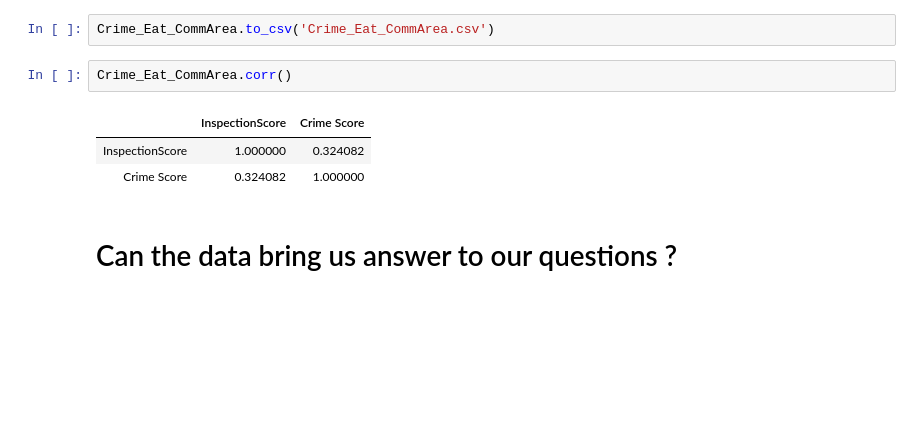
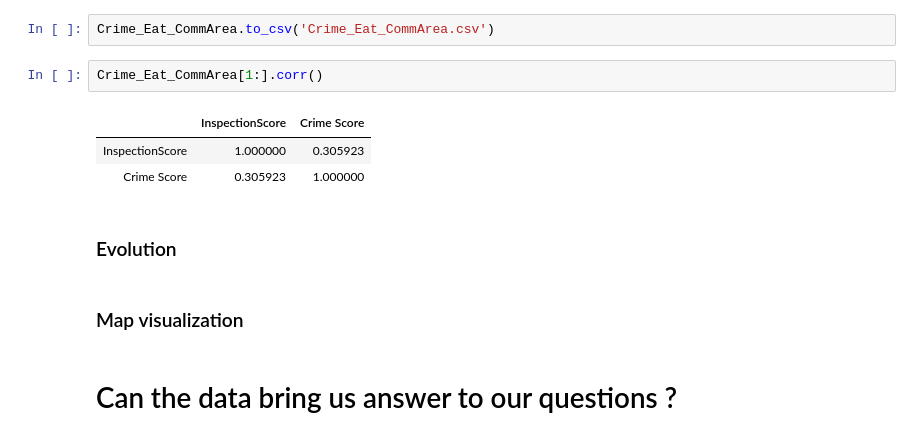
Before and after one commit to clairebilat/ada-2019-project-lost-and-found, a Jupyter notebook: Milestone-3.ipynb, the cells around one changed output. Drawn from its saved outputs; the diff is of its cells as text; blank space fills up the shorter version.

```diff
--- a/Milestone-3.ipynb
+++ b/Milestone-3.ipynb
@@ -1728,11 +1773,15 @@ Crime_Eat_CommArea
 # %%
 Crime_Eat_CommArea.to_csv('Crime_Eat_CommArea.csv')
 # %%
-Crime_Eat_CommArea.corr()
+Crime_Eat_CommArea[1:].corr()
 # %% [output]
 |  | InspectionScore | Crime Score |
-| InspectionScore | 1.000000 | 0.324082 |
-| Crime Score | 0.324082 | 1.000000 |
+| InspectionScore | 1.000000 | 0.305923 |
+| Crime Score | 0.305923 | 1.000000 |
+# %% [markdown]
+### Evolution
+# %% [markdown]
+### Map visualization
 # %% [markdown]
 # Can the data bring us answer to our questions ?
 # %% [markdown]
```
Also changed, not shown: parts of 27 cells of this notebook.
